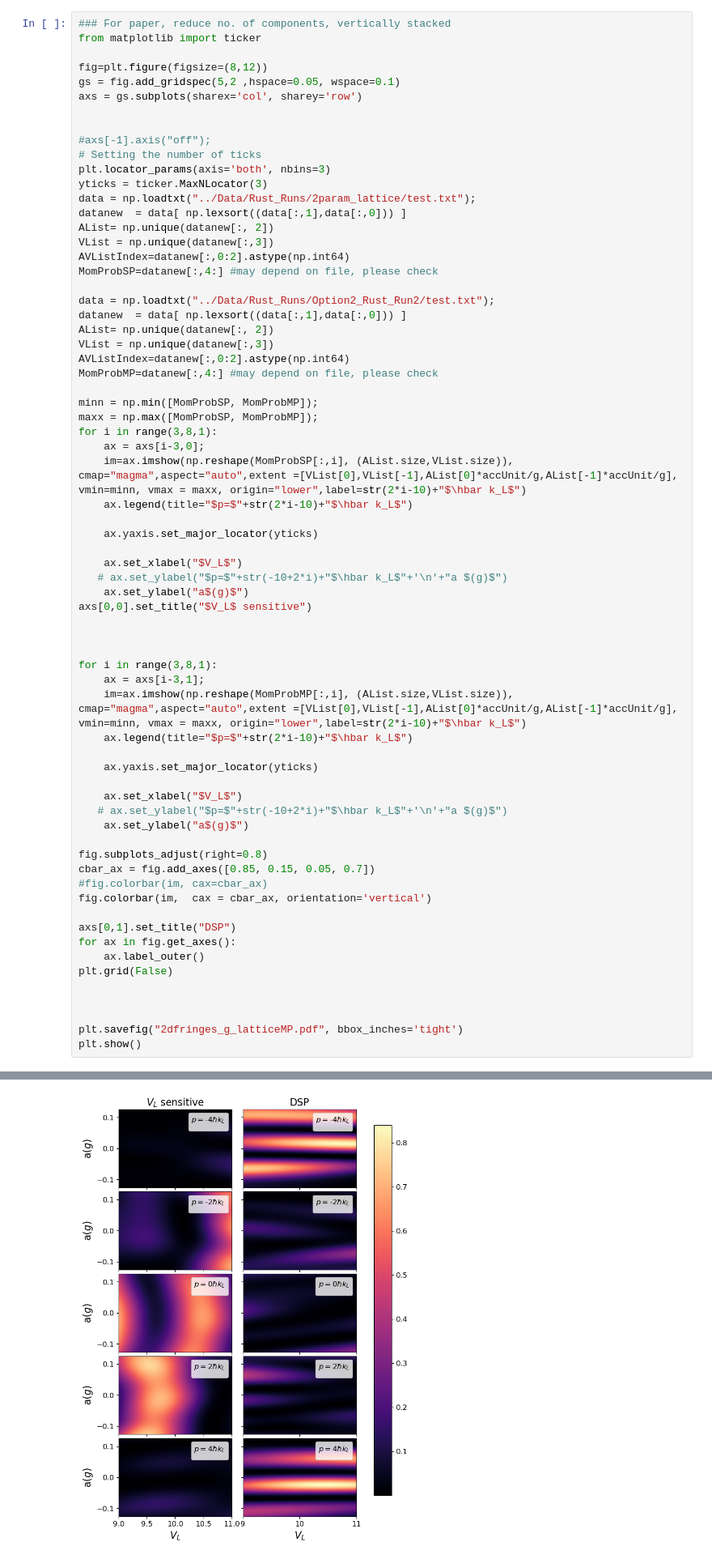
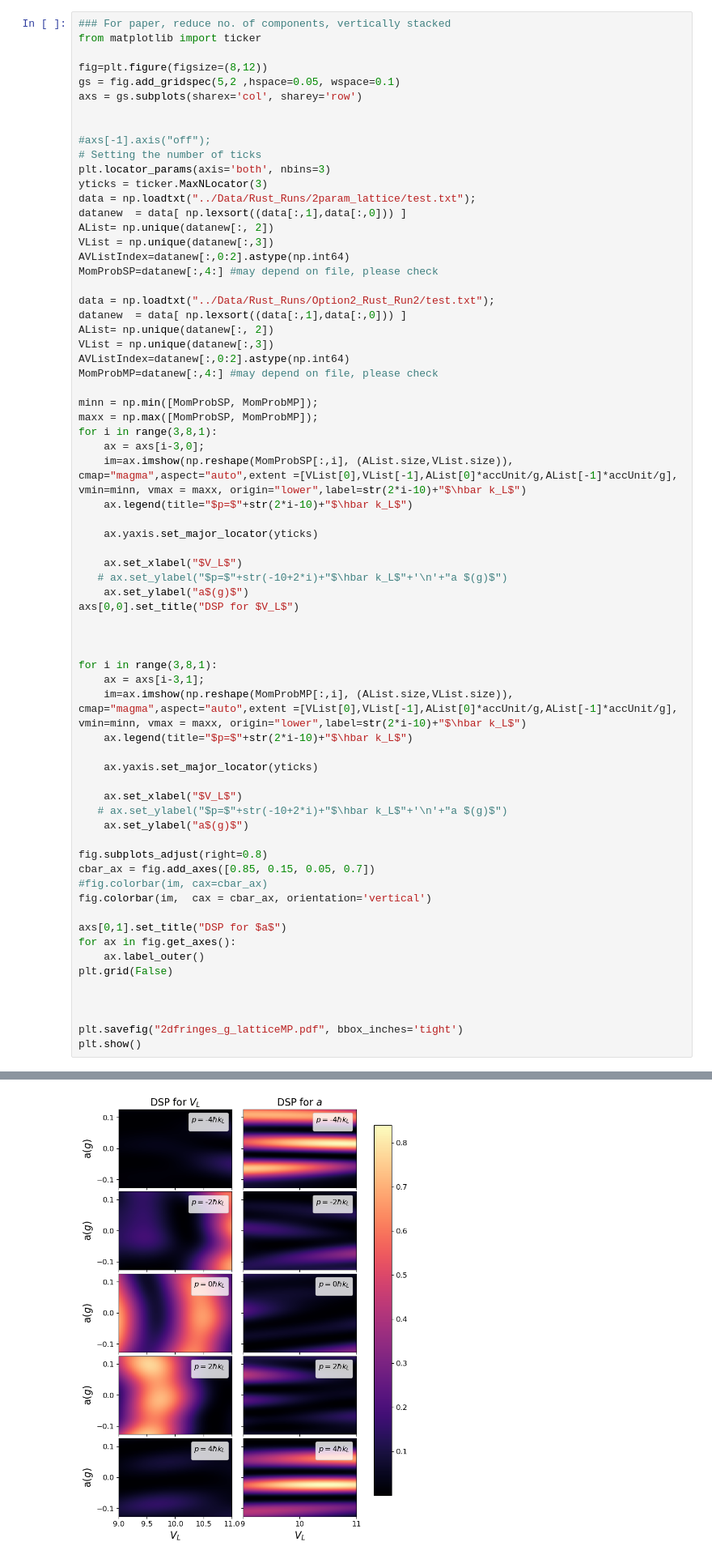
Before and after one commit to rootware/lattice_evolution, a Jupyter notebook: Python/Paper_Plots.ipynb, the cells around one changed output, grey strips where cells are left out. Shown at 81% size. Drawn from its saved outputs; the diff is of its cells as text.

Commit message:
git commit new V_L sensitive plots

```diff
--- a/Python/Paper_Plots.ipynb
+++ b/Python/Paper_Plots.ipynb
@@ -161,7 +163,7 @@ for i in range(3,8,1):
     ax.set_xlabel("$V_L$")
    # ax.set_ylabel("$p=$"+str(-10+2*i)+"$\hbar k_L$"+'\n'+"a $(g)$")
     ax.set_ylabel("a$(g)$")
-axs[0,0].set_title("$V_L$ sensitive")
+axs[0,0].set_title("DSP for $V_L$")
 
 
 
@@ -173,35 +175,35 @@ for i in range(3,8,1):
     ax.yaxis.set_major_locator(yticks)
 
     ax.set_xlabel("$V_L$")
    # ax.set_ylabel("$p=$"+str(-10+2*i)+"$\hbar k_L$"+'\n'+"a $(g)$")
     ax.set_ylabel("a$(g)$")
 
 fig.subplots_adjust(right=0.8)
 cbar_ax = fig.add_axes([0.85, 0.15, 0.05, 0.7])
 #fig.colorbar(im, cax=cbar_ax)
 fig.colorbar(im,  cax = cbar_ax, orientation='vertical')
 
-axs[0,1].set_title("DSP")
+axs[0,1].set_title("DSP for $a$")
 for ax in fig.get_axes():
     ax.label_outer()
 plt.grid(False)
 
 
 
 plt.savefig("2dfringes_g_latticeMP.pdf", bbox_inches='tight')
 plt.show()
 # %% [output]
 No artists with labels found to put in legend.  Note that artists whose label start with an underscore are ignored when legend() is called with no argument.
 No artists with labels found to put in legend.  Note that artists whose label start with an underscore are ignored when legend() is called with no argument.
 No artists with labels found to put in legend.  Note that artists whose label start with an underscore are ignored when legend() is called with no argument.
 No artists with labels found to put in legend.  Note that artists whose label start with an underscore are ignored when legend() is called with no argument.
 No artists with labels found to put in legend.  Note that artists whose label start with an underscore are ignored when legend() is called with no argument.
 No artists with labels found to put in legend.  Note that artists whose label start with an underscore are ignored when legend() is called with no argument.
 No artists with labels found to put in legend.  Note that artists whose label start with an underscore are ignored when legend() is called with no argument.
 No artists with labels found to put in legend.  Note that artists whose label start with an underscore are ignored when legend() is called with no argument.
 No artists with labels found to put in legend.  Note that artists whose label start with an underscore are ignored when legend() is called with no argument.
 No artists with labels found to put in legend.  Note that artists whose label start with an underscore are ignored when legend() is called with no argument.
-[figure, old version]
+[figure, new version]
 # %% [markdown]
 ### JSD
 # %%
```
Also changed, not shown: parts of 5 cells of this notebook, 2 other files.
